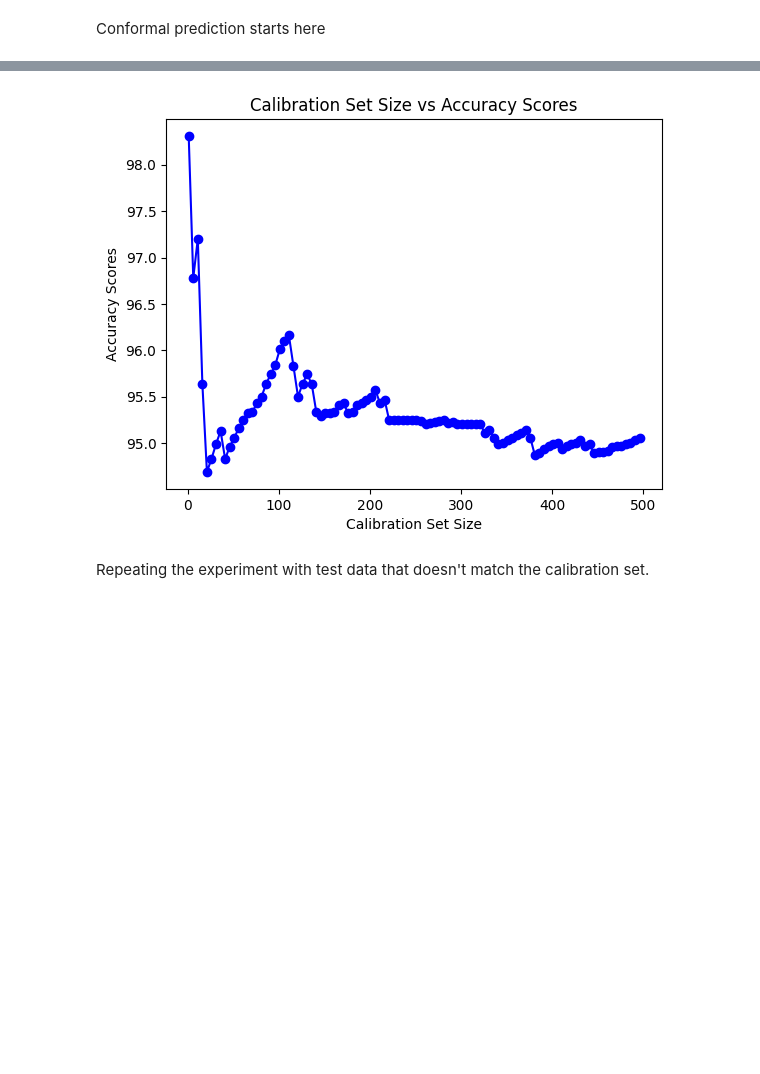
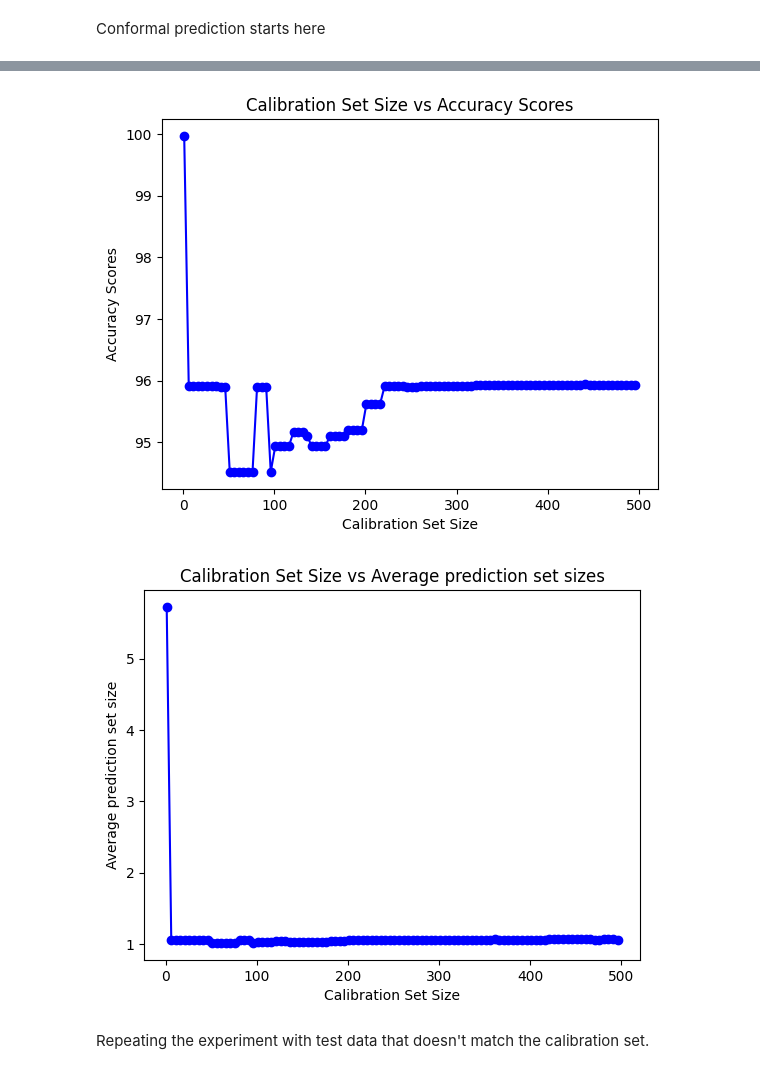
Before and after one commit to alexisjkim/conformal_prediction_limitations, a Jupyter notebook: Conformal_Prediction_Limitations.ipynb, the cells around one changed output, grey strips where cells are left out. Drawn from its saved outputs; the diff is of its cells as text; code cells hidden in the pictures; blank space fills up the shorter version.

```diff
--- a/Conformal_Prediction_Limitations.ipynb
+++ b/Conformal_Prediction_Limitations.ipynb
@@ -232,11 +230,16 @@ def conformal_prediction(probabilities, threshold):
         total = 0.0
         prediction = []
         for i in sorted_indices:
-            total += prob[i]
-            prediction.append(i)
-            if total > 1 - threshold: #we do 1 - threshold because we want to observe the right side as we are adding in ascending order
-                break
-        predictions.append(prediction)
+        #    total += prob[i]
+        #    prediction.append(i)
+        #    if total > 1 - threshold: #we do 1 - threshold because we want to observe the right side as we are adding in ascending order
+        #        break
+        # predictions.append(prediction)
+
+            if i >= threshold:
+                prediction.append(i)
+
+            predictions.append(prediction)
     return predictions
 # %%
 #evaluation
@@ -310,6 +299,7 @@ alpha = 0.05
 
 cal_set_size = [] # x axis
 accuracy_scores = [] # y axis
+average_sizes = []
 
 test_probs, test_preds = get_probabilities_and_predictions(og_model, mnist_test_loader) # Get the softmaxes and predictions from the test data set
 labels = get_observed_labels(mnist_test_loader) # Get ground truth labels, and the softmaxes and predictions
@@ -339,6 +329,7 @@ for i in range(1, 500, 5):
     total_size = sum(sizes)
     num_sublists = len(reduced_conformal_predictions)
     average_size = total_size / num_sublists
+    average_sizes.append(average_size)
 
     accuracy_scores.append(reduced_score)
 #   print("score: ", reduced_score)
@@ -367,11 +358,19 @@ the prediction was in the set  98.31  percent of the time
 # %%
 plt.plot(cal_set_size, accuracy_scores, marker='o', linestyle='-', color='b', label='Accuracy')  # Plot the data
 plt.title('Calibration Set Size vs Accuracy Scores')
 plt.xlabel('Calibration Set Size')
 plt.ylabel('Accuracy Scores')
 plt.show()
+
+
+plt.plot(cal_set_size, average_sizes, marker='o', linestyle='-', color='b', label='Accuracy')  # Plot the data
+plt.title('Calibration Set Size vs Average prediction set sizes')
+plt.xlabel('Calibration Set Size')
+plt.ylabel('Average prediction set size')
+plt.show()
 # %% [output]
-[figure, old version]
+[figure, new version]
+[figure, added]
 # %% [markdown]
 Repeating the experiment with test data that doesn't match the calibration set.
 # %% [markdown]
```
Also changed, not shown: parts of 11 cells of this notebook.
